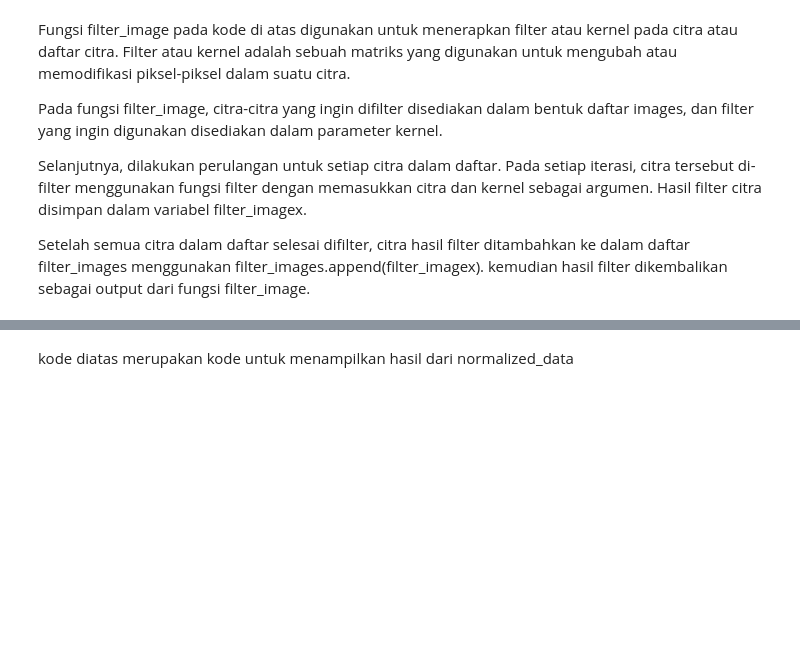
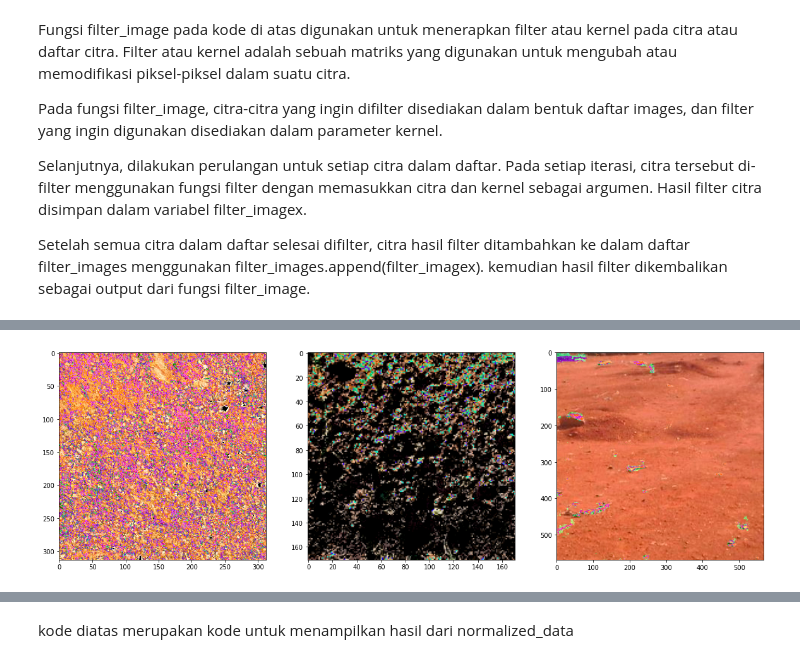
Before and after one commit to asadmuzakki/Tubes-PCD, a Jupyter notebook: Tubes PCD.ipynb, the cells around one changed output, grey strips where cells are left out. Saved outputs shown, nothing was run; the diff lists cells and outputs as text; code cells hidden in the pictures; blank space fills up the shorter version.

```diff
--- a/Tubes PCD.ipynb
+++ b/Tubes PCD.ipynb
@@ -89,2 +85,26 @@ def thresholding_image(images, treshval):
+# %%
+def segmentasiPasir(image):
+    hsv = cv2.cvtColor(image, cv2.COLOR_RGB2HSV)
+    lowerPasir = np.array([0, 20, 70], dtype=np.uint8)
+    upperPasir = np.array([40, 255, 255], dtype=np.uint8)
+    mask = cv2.inRange(hsv, lowerPasir, upperPasir)
+    result = cv2.bitwise_and(image, image, mask=mask)
+    return result
+def segmentasiHumus(image):
+    hsv = cv2.cvtColor(image, cv2.COLOR_RGB2HSV)
+    lowerHumus = np.array([10, 40, 20], dtype=np.uint8)
+    upperHumus = np.array([30, 255, 255], dtype=np.uint8)
+    mask = cv2.inRange(hsv, lowerHumus, upperHumus)
+    result = cv2.bitwise_and(image, image, mask=mask)
+    return result
+def segmentasiLaterit(image):
+    hsv = cv2.cvtColor(image, cv2.COLOR_RGB2HSV)
+    lowerLaterit = np.array([30, 100, 10], dtype=np.uint8)
+    upperLaterit = np.array([255, 255, 255], dtype=np.uint8)
+    mask = cv2.inRange(hsv, lowerLaterit, upperLaterit)
+    result = cv2.bitwise_and(image, image, mask=mask)
+    return result
+def resultSegmentasi(image):
+    return segmentasiPasir(image)+segmentasiHumus(image)+segmentasiLaterit(image)
 # %% [markdown]
 Kode di atas mengimplementasikan fungsi thresholding_image yang digunakan untuk melakukan thresholding pada citra. Fungsi thresholding_image mengambil dua parameter, yaitu images yang merupakan daftar citra yang akan di-threshold, dan treshval yang merupakan nilai ambang threshold yang digunakan. Pada setiap iterasi, fungsi akan memproses satu citra pada images menggunakan perulangan for image in images. Untuk setiap citra, fungsi akan mendapatkan dimensi baris dan kolom menggunakan rows, cols = image.shape. Membuat citra threshold kosong dengan ukuran yang sama dengan citra asli menggunakan thresholded = np.zeros([rows, cols]). Dilakukan thresholding dengan membandingkan setiap piksel pada citra asli dengan nilai ambang threshold. Jika piksel lebih besar dari treshval, maka piksel pada citra threshold akan diatur menjadi 255 (putih), jika tidak maka akan tetap 0 (hitam) menggunakan thresholded[image > treshval] = 255. Citra threshold yang telah diproses ditambahkan ke dalam daftar thresholded_images menggunakan thresholded_images.append(thresholded). Setelah semua citra selesai diproses, daftar thresholded_images berisi citra-citra hasil thresholding dari images akan dikembalikan sebagai output dari fungsi thresholding_image.
@@ -129,0 +143,4 @@ plt.imshow(treshed_data[1], cmap="gray")
+# %%
+displayImg([segmentasi[9], segmentasi[170], segmentasi[223]])
+# %% [output]
+[figure, added]
```
Also changed, not shown: parts of 41 cells of this notebook, 2 other files.
